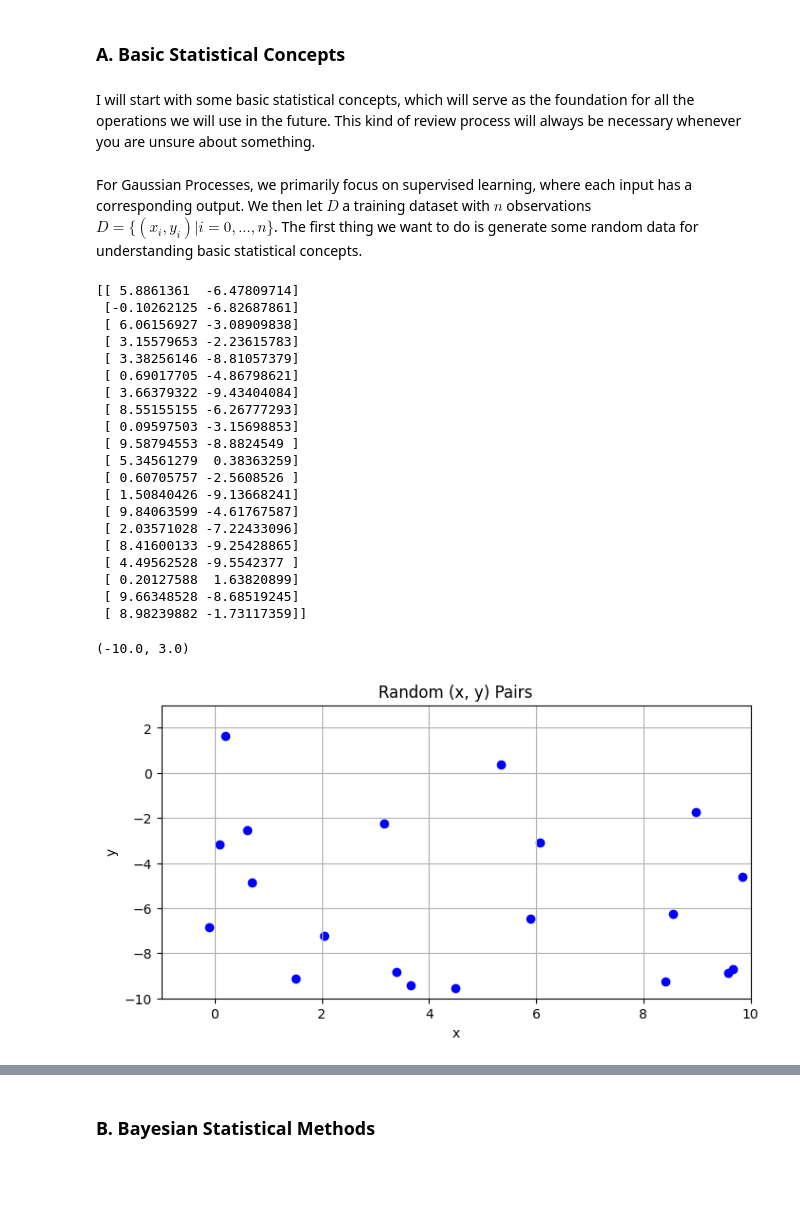
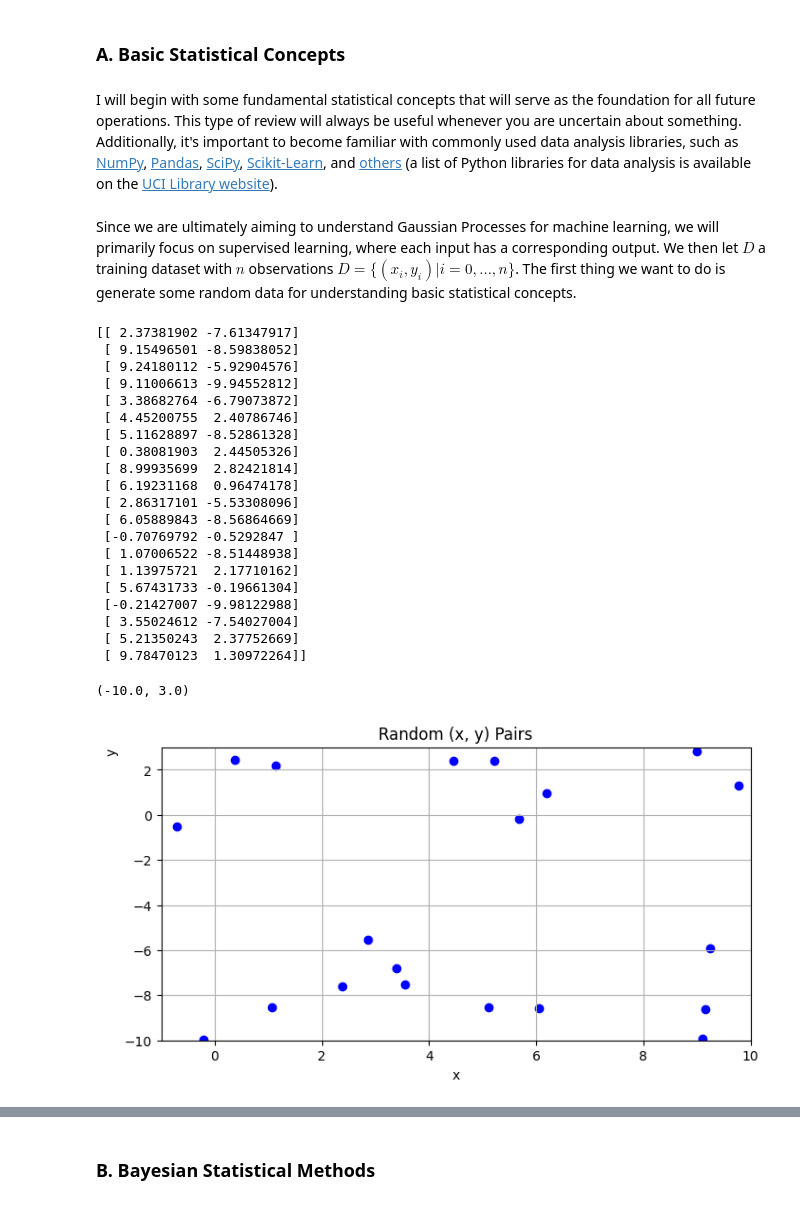
Before and after one commit to bd0525/new2GPR, a Jupyter notebook: 001basic_stats.ipynb, the cells around one changed output, grey strips where cells are left out. Cells and saved outputs as stored; diff of their text form; code cells hidden in the pictures; blank space fills up the shorter version.

```diff
--- a/001basic_stats.ipynb
+++ b/001basic_stats.ipynb
@@ -2,59 +2,59 @@
 <a href="https://colab.research.google.com/github/bd0525/new2GPR/blob/main/001basic_stats.ipynb" target="_parent"><img src="https://colab.research.google.com/assets/colab-badge.svg" alt="Open In Colab"/></a>
 # %% [markdown]
 ### A. Basic Statistical Concepts
-# %% [markdown]
-I will start with some basic statistical concepts, which will serve as the foundation for all the operations we will use in the future. This kind of review process will always be necessary whenever you are unsure about something.
+# %% [markdown]
+I will begin with some fundamental statistical concepts that will serve as the foundation for all future operations. This type of review will always be useful whenever you are uncertain about something. Additionally, it's important to become familiar with commonly used data analysis libraries, such as [NumPy](https://numpy.org/doc/stable/user/index.html#user),&nbsp;[Pandas](https://pandas.pydata.org/docs/getting_started/index.html),&nbsp;[SciPy](https://scipy.org/),&nbsp;[Scikit-Learn](https://scikit-learn.org/stable/),&nbsp;and [others](https://guides.lib.uci.edu/dataanalysis/pythonlibraries)&nbsp;\(a list of Python libraries for data analysis is available on the [UCI Library website](https://www.lib.uci.edu/)\).
 # %% [markdown]
-For Gaussian Processes, we primarily focus on supervised learning, where each input has a corresponding output. We then let $D$ a training dataset with $n$ observations$D=\{(x_i,y_i)|i=0,...,n\}$. The first thing we want to do is generate some random data for understanding basic statistical concepts.
+Since we are ultimately aiming to understand Gaussian Processes for machine learning, we will primarily focus on supervised learning, where each input has a corresponding output. We then let $D$ a training dataset with $n$ observations&nbsp;$D=\{(x_i,y_i)|i=0,...,n\}$. The first thing we want to do is generate some random data for understanding basic statistical concepts.
 # %%
 import numpy as np
 import matplotlib.pyplot as plt
 
 # Set the number of pairs you would like
 num_pairs = 20
 
 # Set the range for x and y coordinates
 x_min, x_max = -1, 10
 y_min, y_max = -10, 3
 
 # Generate random numbers for x and y coordinates
 x = np.random.uniform(x_min, x_max, num_pairs)
 y = np.random.uniform(y_min, y_max, num_pairs)
 # Make x, y into pairs
 pairs = np.column_stack((x, y))
 
 print(pairs)
 
 # Plotting the (x,y) pair
 fig, ax = plt.subplots(figsize=(8, 4)) # Set the figure size
-ax.scatter(x, y, color='blue')  # Plot x and y as blue scatter plot
-ax.set_title('Random (x, y) Pairs') # Plot title
+ax.scatter(x, y, color='blue')  # Plot x and y as (blue) scatter plot
+ax.set_title('Random (x, y) Pairs')
 ax.set_xlabel('x')
-ax.set_ylabel('y')
+ax.set_ylabel('y', loc='top')
 ax.grid(True)
 ax.set_xlim(x_min, x_max)  # The limits for x-axis
 ax.set_ylim(y_min, y_max)  # The limits for y-axis
 # %% [output]
-[[ 5.8861361  -6.47809714]
- [-0.10262125 -6.82687861]
- [ 6.06156927 -3.08909838]
- [ 3.15579653 -2.23615783]
- [ 3.38256146 -8.81057379]
- [ 0.69017705 -4.86798621]
- [ 3.66379322 -9.43404084]
- [ 8.55155155 -6.26777293]
- [ 0.09597503 -3.15698853]
- [ 9.58794553 -8.8824549 ]
- [ 5.34561279  0.38363259]
- [ 0.60705757 -2.5608526 ]
- [ 1.50840426 -9.13668241]
- [ 9.84063599 -4.61767587]
- [ 2.03571028 -7.22433096]
- [ 8.41600133 -9.25428865]
- [ 4.49562528 -9.5542377 ]
- [ 0.20127588  1.63820899]
- [ 9.66348528 -8.68519245]
- [ 8.98239882 -1.73117359]]
+[[ 2.37381902 -7.61347917]
+ [ 9.15496501 -8.59838052]
+ [ 9.24180112 -5.92904576]
+ [ 9.11006613 -9.94552812]
+ [ 3.38682764 -6.79073872]
+ [ 4.45200755  2.40786746]
+ [ 5.11628897 -8.52861328]
+ [ 0.38081903  2.44505326]
+ [ 8.99935699  2.82421814]
+ [ 6.19231168  0.96474178]
+ [ 2.86317101 -5.53308096]
+ [ 6.05889843 -8.56864669]
+ [-0.70769792 -0.5292847 ]
+ [ 1.07006522 -8.51448938]
+ [ 1.13975721  2.17710162]
+ [ 5.67431733 -0.19661304]
+ [-0.21427007 -9.98122988]
+ [ 3.55024612 -7.54027004]
+ [ 5.21350243  2.37752669]
+ [ 9.78470123  1.30972264]]
 (-10.0, 3.0)
-[figure, old version]
+[figure, new version]
 # %% [markdown]
```
Also changed, not shown: parts of 4 cells of this notebook.
